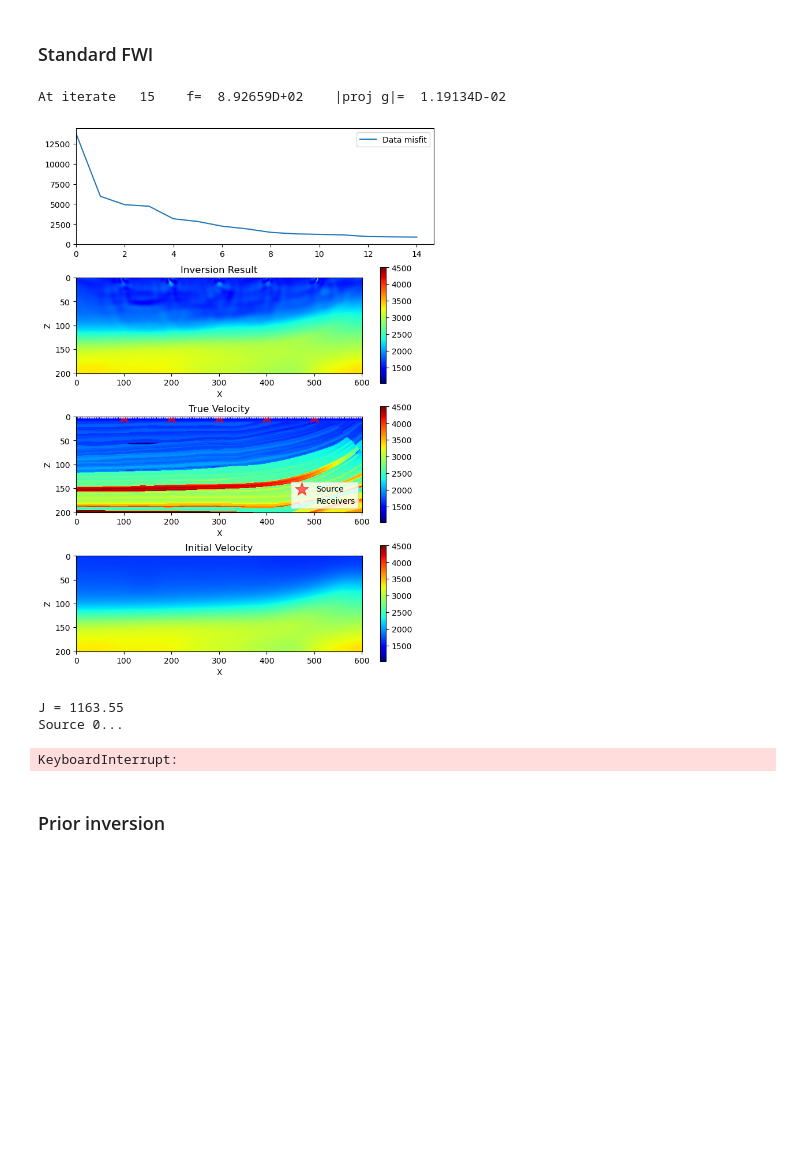
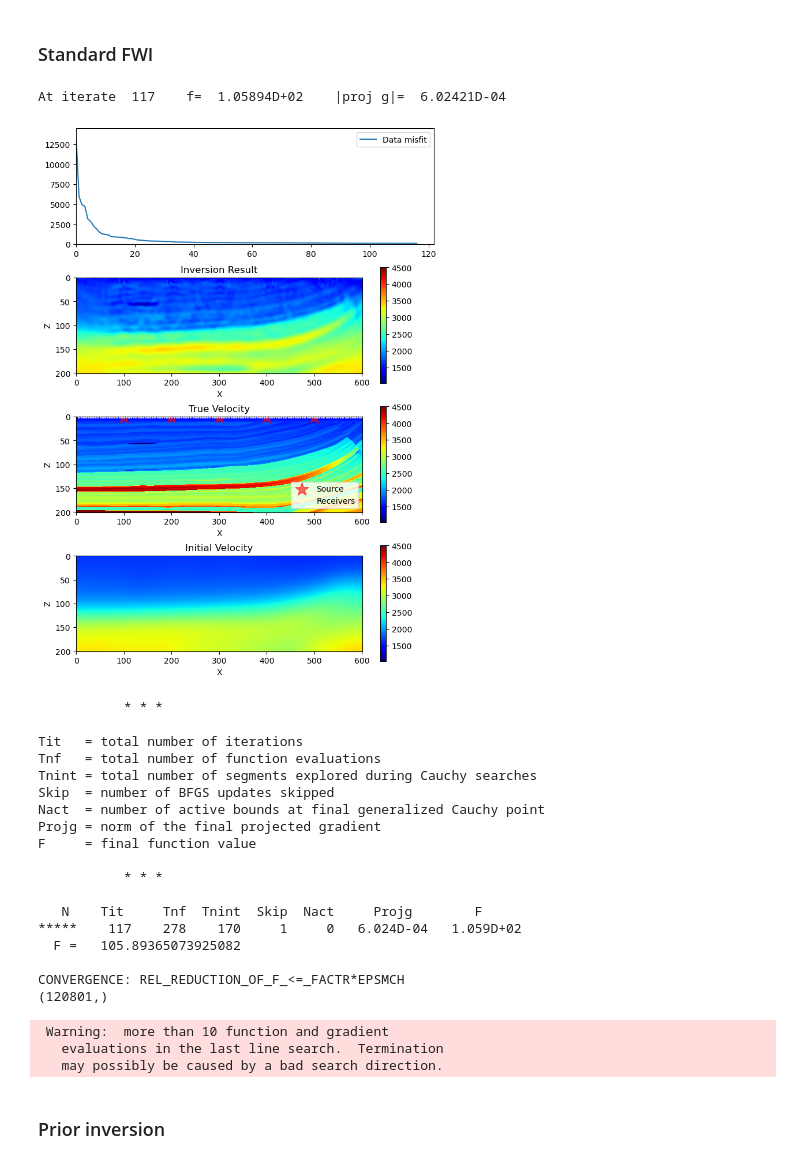
Before and after one commit to medicinely/fwi, a Jupyter notebook: fwi_matrix.ipynb, the cells around one changed output. Cells and saved outputs as stored; diff of their text form; code cells hidden in the pictures; blank space fills up the shorter version.

```diff
--- a/fwi_matrix.ipynb
+++ b/fwi_matrix.ipynb
@@ -4,8 +4,8 @@ import os
 
 from IPython.display import clear_output
 import numpy as np
-# import cupy as cp
-# import cupyx
+import cupy as cp
+import cupyx
 import scipy as sc
 import scipy.sparse as sp
 import matplotlib.pyplot as plt
@@ -97,7 +97,7 @@ def extend_model(v,nz,nx,next):
 	return vele.flatten()
 
 
-def prop2d(wsrc, zxsrci, zxrec, vel, at, az, ax, next, device='cpu'):
+def prop2d_cpu(wsrc, zxsrci, zxrec, vel, at, az, ax, next, device='cpu'):
 	"""
 	2d wave propagation with multiple sources
 	"""
@@ -431,39 +431,57 @@ def callback(x):
     plt.scatter(zxsrc[1,:],zxsrc[0,:],marker='*',color='r',s=300,alpha=0.6,label="Source")
     plt.scatter(zxrec[1,:],zxrec[0,:],marker='s',color='w',s=1,alpha=0.8,label="Receivers")
     plt.legend(loc='lower right')
     plt.title('True Velocity')
     plt.xlabel('X')
     plt.ylabel('Z')
 
     # Plot the initial velocity
     plt.subplot(414)
     plt.imshow(v_init.reshape((nz, nx)), vmin=vmin, vmax=vmax, cmap='jet')
     plt.colorbar()  # Adjust the pad value as needed
     plt.title('Initial Velocity')
     plt.xlabel('X')
     plt.ylabel('Z')
     plt.show()
 
 zxsrc = np.array([[1,1,1,1,1], [nx//6,2*nx//6,3*nx//6,4*nx//6,5*nx//6]])
 losses = []
 resi = minimize(fun = J_multi,
                x0 = v_init,
                args = (d_obs,wsrc,zxsrc,zxrec,at,az,ax,next,device),
                method='L-BFGS-B',
                # method='Newton-CG',
                bounds = np.full((len(v_init), 2), (vmin,vmax)),
                jac = gradient_multi, # Jacobian
-               options = {'disp':True, 'maxiter':500},
+               options = {'disp':True, 'maxiter':150},
                callback = callback
               )
 v_fwi = resi.x
 print(v_fwi.shape)
 # %% [output]
-At iterate   15    f=  8.92659D+02    |proj g|=  1.19134D-02
+At iterate  117    f=  1.05894D+02    |proj g|=  6.02421D-04
-[figure, old version]
+[figure, new version]
-J = 1163.55
-Source 0...
+           * * *
+
+Tit   = total number of iterations
+Tnf   = total number of function evaluations
+Tnint = total number of segments explored during Cauchy searches
+Skip  = number of BFGS updates skipped
+Nact  = number of active bounds at final generalized Cauchy point
+Projg = norm of the final projected gradient
+F     = final function value
+
+           * * *
+
+   N    Tit     Tnf  Tnint  Skip  Nact     Projg        F
+*****    117    278    170     1     0   6.024D-04   1.059D+02
+  F =   105.89365073925082
+
+CONVERGENCE: REL_REDUCTION_OF_F_<=_FACTR*EPSMCH
+(120801,)
-KeyboardInterrupt:
+ Warning:  more than 10 function and gradient
+   evaluations in the last line search.  Termination
+   may possibly be caused by a bad search direction.
 # %% [markdown]
 ### Prior inversion
 # %%
```
Also changed, not shown: parts of 3 cells of this notebook.
